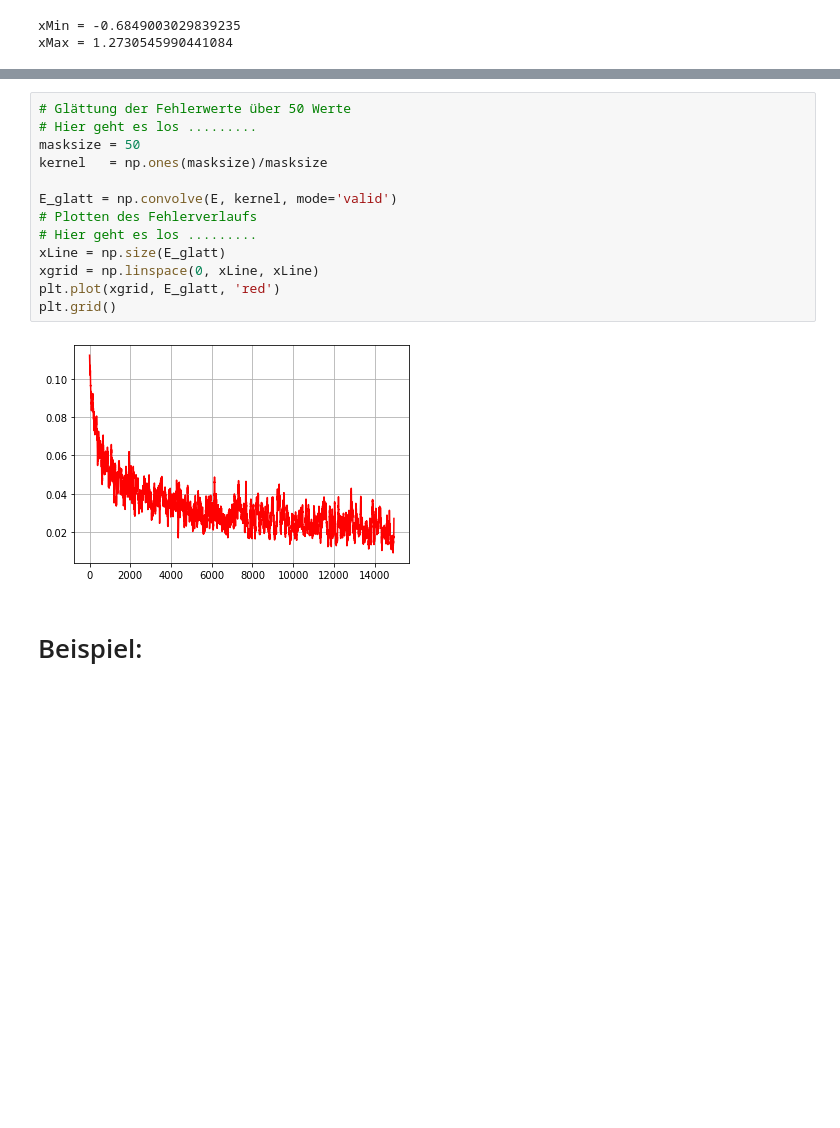
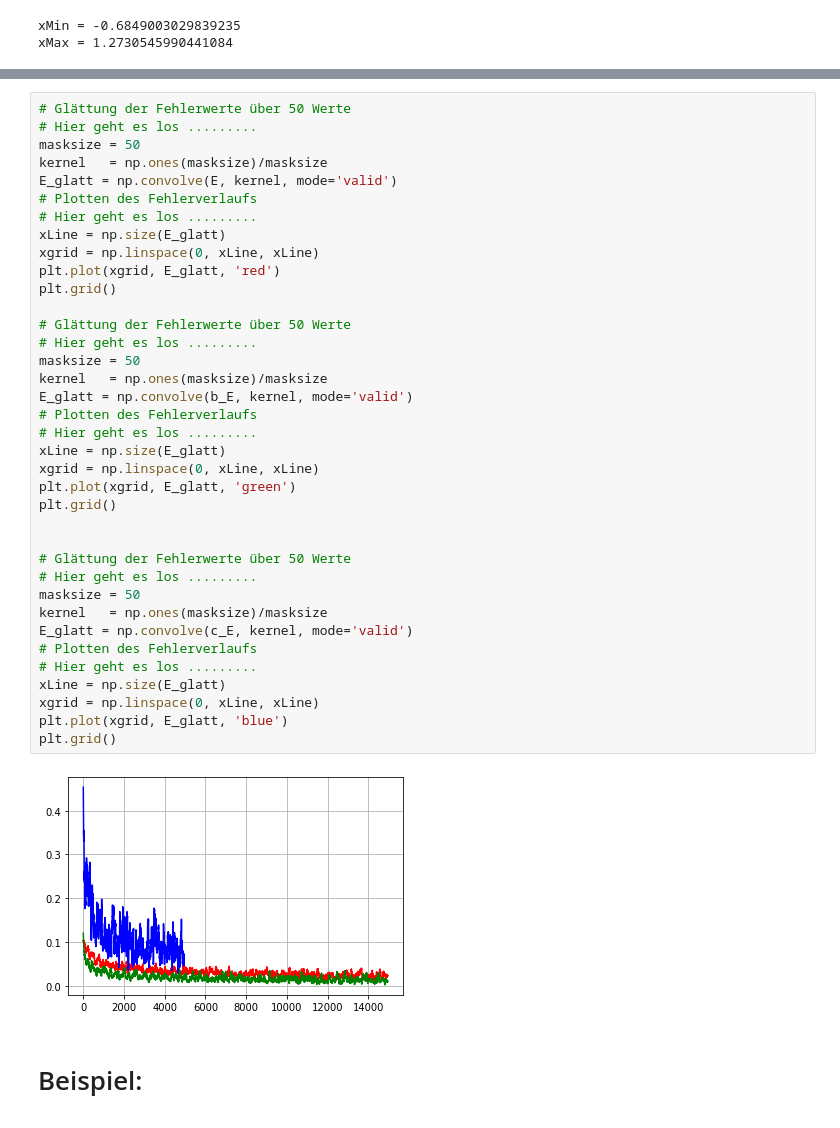
Before and after one commit to LarsKowoll/MuML, a Jupyter notebook: Aufgabe_3/3_Aufgabe_TrainSingleNeuron.ipynb, the cells around one changed output, grey strips where cells are left out. Cells and saved outputs as stored; diff of their text form; blank space fills up the shorter version.

Commit message:
finished b,c ; missing: visual dots

```diff
--- a/Aufgabe_3/3_Aufgabe_TrainSingleNeuron.ipynb
+++ b/Aufgabe_3/3_Aufgabe_TrainSingleNeuron.ipynb
@@ -130,18 +236,42 @@ for i in range(0,epochs):
 # %%
 # Glättung der Fehlerwerte über 50 Werte
 # Hier geht es los .........
 masksize = 50
 kernel   = np.ones(masksize)/masksize
-
 E_glatt = np.convolve(E, kernel, mode='valid')
 # Plotten des Fehlerverlaufs
 # Hier geht es los .........
 xLine = np.size(E_glatt)
 xgrid = np.linspace(0, xLine, xLine)
 plt.plot(xgrid, E_glatt, 'red')
 plt.grid()
+
+# Glättung der Fehlerwerte über 50 Werte
+# Hier geht es los .........
+masksize = 50
+kernel   = np.ones(masksize)/masksize
+E_glatt = np.convolve(b_E, kernel, mode='valid')
+# Plotten des Fehlerverlaufs
+# Hier geht es los .........
+xLine = np.size(E_glatt)
+xgrid = np.linspace(0, xLine, xLine)
+plt.plot(xgrid, E_glatt, 'green')
+plt.grid()
+
+
+# Glättung der Fehlerwerte über 50 Werte
+# Hier geht es los .........
+masksize = 50
+kernel   = np.ones(masksize)/masksize
+E_glatt = np.convolve(c_E, kernel, mode='valid')
+# Plotten des Fehlerverlaufs
+# Hier geht es los .........
+xLine = np.size(E_glatt)
+xgrid = np.linspace(0, xLine, xLine)
+plt.plot(xgrid, E_glatt, 'blue')
+plt.grid()
 # %% [output]
-[figure, old version]
+[figure, new version]
 # %% [markdown]
 # Beispiel:
 ![grafik.png](attachment:grafik.png)
```
Also changed, not shown: parts of 4 cells of this notebook.
